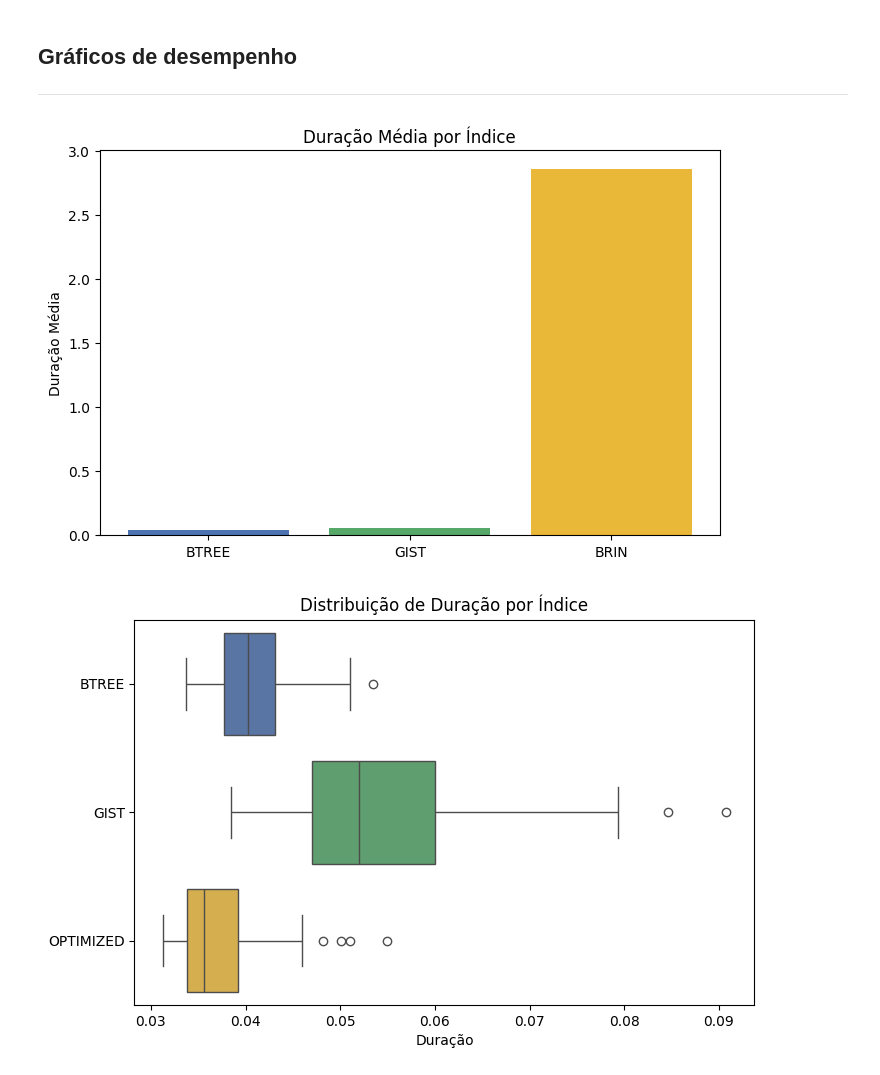
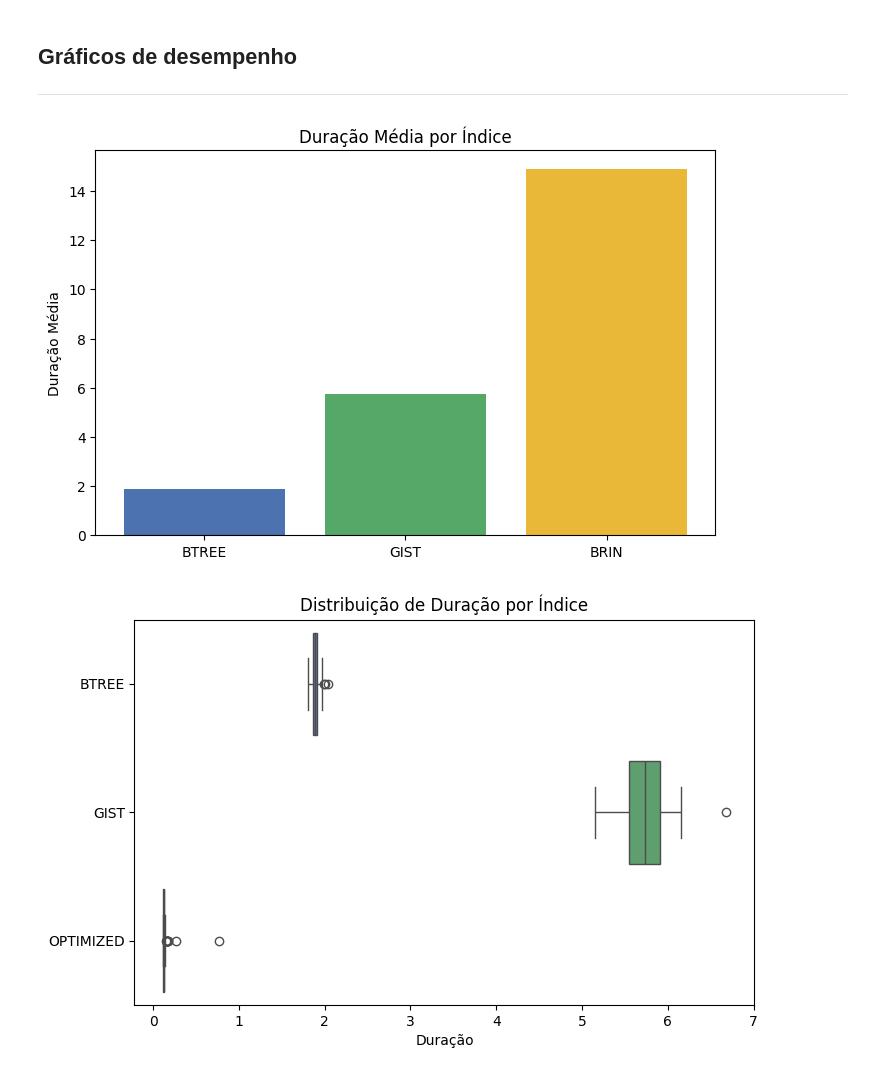
Before and after one commit to Sasseronj/SCC0243-SGBD, a Jupyter notebook: notebooks/analyses_first_query.ipynb, the cells around one changed output. Drawn from its saved outputs; the diff is of its cells as text; code cells hidden in the pictures.

Commit message:
Updating notebooks to measure time in server-side

```diff
--- a/notebooks/analyses_first_query.ipynb
+++ b/notebooks/analyses_first_query.ipynb
@@ -276,4 +329,5 @@ HAVING SQ.queryid = 1 AND SQ.index_type = 'BTREE';
 # %%
-%sql duration_btree << SELECT elapsed_time FROM stats_queries AS SQ WHERE SQ.queryid = 2 AND SQ.index_type = 'BTREE';
+%sql duration_btree << SELECT elapsedtime FROM stats_queries AS SQ WHERE SQ.queryid = 1 AND SQ.index_type = 'BTREE';
 
-type(duration_btree)
+duration_btree = [x[0] for x in duration_btree]
+duration_btree
@@ -368,4 +450,5 @@ Max: 4.504648 s
 # %%
-%sql duration_brin << SELECT elapsed_time FROM stats_queries AS SQ WHERE SQ.queryid = 2 AND SQ.index_type = 'BRIN';
+%sql duration_brin << SELECT elapsedtime FROM stats_queries AS SQ WHERE SQ.queryid = 1 AND SQ.index_type = 'BRIN';
 
-type(duration_brin)
+duration_brin = [x[0] for x in duration_brin]
+duration_brin
@@ -460,4 +579,5 @@ HAVING SQ.queryid = 1 AND SQ.index_type = 'GIST';
 # %%
-%sql duration_gist << SELECT elapsed_time FROM stats_queries AS SQ WHERE SQ.queryid = 2 AND SQ.index_type = 'GIST';
+%sql duration_gist << SELECT elapsedtime FROM stats_queries AS SQ WHERE SQ.queryid = 1 AND SQ.index_type = 'GIST';
 
-type(duration_gist)
+duration_gist = [x[0] for x in duration_gist]
+duration_gist
@@ -578,4 +751,5 @@ HAVING SQ.queryid = 1 AND SQ.index_type = 'OPTIMIZED';
 # %%
-%sql duration_query_optimized << SELECT elapsed_time FROM stats_queries AS SQ WHERE SQ.queryid = 2 AND SQ.index_type = 'OPTIMIZED';
+%sql duration_optimized << SELECT elapsedtime FROM stats_queries AS SQ WHERE SQ.queryid = 1 AND SQ.index_type = 'OPTIMIZED';
 
-type(duration_query_optimized)
+duration_optimized = [x[0] for x in duration_optimized]
+duration_optimized
@@ -585,25 +780,25 @@ type(duration_query_optimized)
 # %%
 means = {
     'BTREE': sum(duration_btree) / len(duration_btree),
     'GIST': sum(duration_gist) / len(duration_gist),
     'BRIN': sum(duration_brin) / len(duration_brin),
 }
 
 # Gráfico de Barras (Médias)
 plt.figure(figsize=(8, 5))
 plt.bar(means.keys(), means.values(), color=['#4C72B0', '#55A868', '#EAB839'])
 plt.title('Duração Média por Índice')
 plt.ylabel('Duração Média')
 plt.show()
 
 # Box Plot Horizontal
 plt.figure(figsize=(8, 5))
-sns.boxplot(data=[duration_btree, duration_gist, duration_query_optimized],
+sns.boxplot(data=[duration_btree, duration_gist, duration_optimized],
             palette=['#4C72B0', '#55A868', '#EAB839'], orient='h')
 plt.yticks([0, 1, 2], ['BTREE', 'GIST', 'OPTIMIZED'])
 plt.title('Distribuição de Duração por Índice')
 plt.xlabel('Duração')
 plt.show()
 # %% [output]
-[figure, old version]
+[figure, new version]
-[figure, old version]
+[figure, new version]
```
Also changed, not shown: parts of 38 cells of this notebook, 2 other files.
